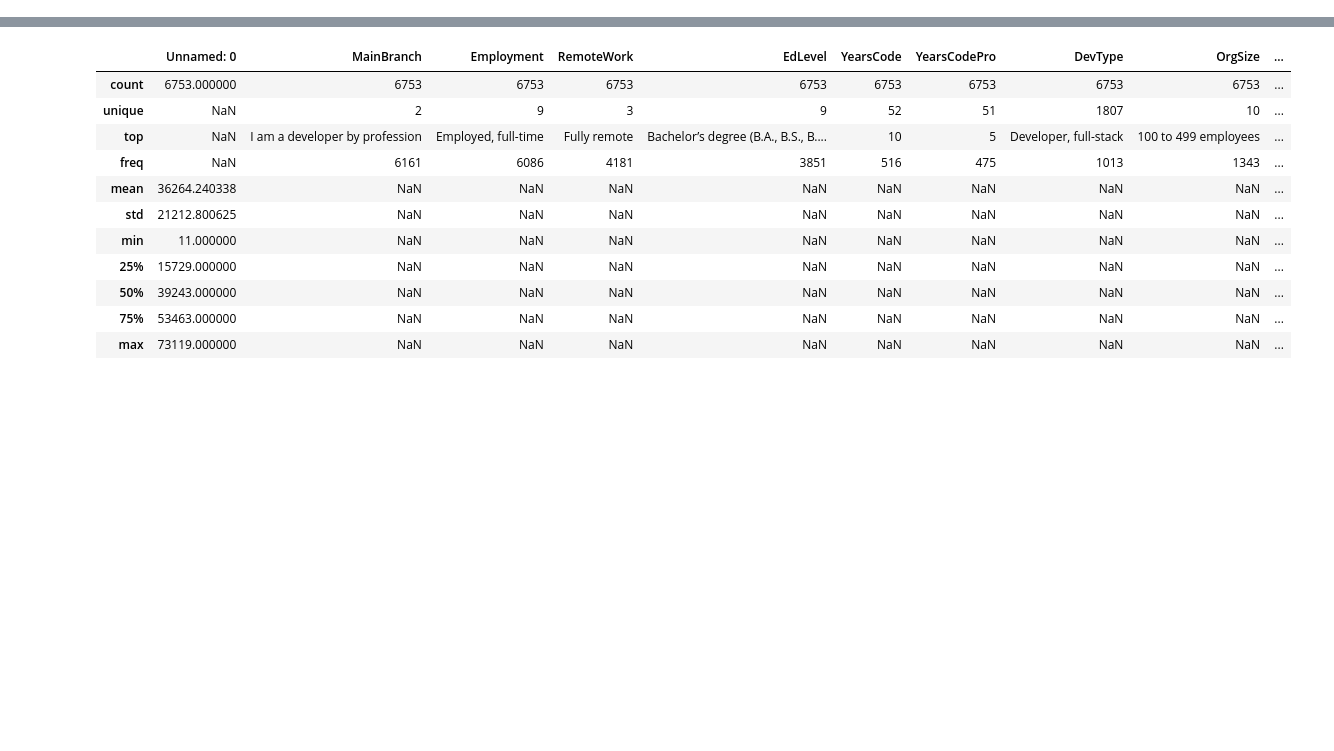
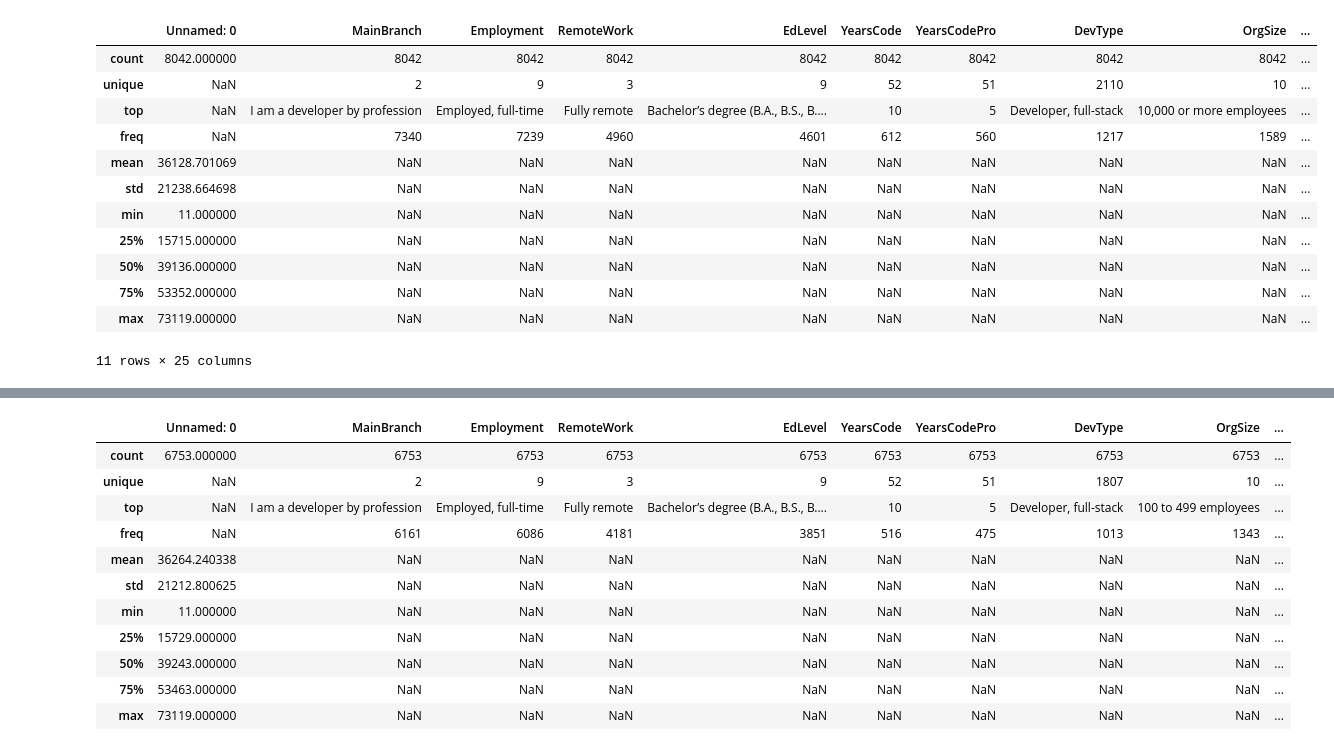
Before and after one commit to UBC-MDS/DSCI522-Group16-2022, a Jupyter notebook: preliminary_preprocessing.ipynb, the cells around one changed output, grey strips where cells are left out. Cells and saved outputs as stored; diff of their text form; code cells hidden in the pictures; blank space fills up the shorter version.

```diff
--- a/preliminary_preprocessing.ipynb
+++ b/preliminary_preprocessing.ipynb
@@ -9,5 +9,21 @@ from sklearn.model_selection import train_test_split
 # %%
 # uses the file tanmay made for now, need to upadte to use script to generate filtered dataset
 df_filtered = pd.read_csv('data/processed/filtered_data.csv')
+# %%
+df_filtered.describe(include='all')
+# %% [output]
+|  | Unnamed: 0 | MainBranch | Employment | RemoteWork | EdLevel | YearsCode | YearsCodePro | DevType | OrgSize | ... |
+| count | 8042.000000 | 8042 | 8042 | 8042 | 8042 | 8042 | 8042 | 8042 | 8042 | ... |
+| unique | NaN | 2 | 9 | 3 | 9 | 52 | 51 | 2110 | 10 | ... |
+| top | NaN | I am a developer by profession | Employed, full-time | Fully remote | Bachelor’s degree (B.A., B.S., B.... | 10 | 5 | Developer, full-stack | 10,000 or more employees | ... |
+| freq | NaN | 7340 | 7239 | 4960 | 4601 | 612 | 560 | 1217 | 1589 | ... |
+| mean | 36128.701069 | NaN | NaN | NaN | NaN | NaN | NaN | NaN | NaN | ... |
+| std | 21238.664698 | NaN | NaN | NaN | NaN | NaN | NaN | NaN | NaN | ... |
+| min | 11.000000 | NaN | NaN | NaN | NaN | NaN | NaN | NaN | NaN | ... |
+| 25% | 15715.000000 | NaN | NaN | NaN | NaN | NaN | NaN | NaN | NaN | ... |
+| 50% | 39136.000000 | NaN | NaN | NaN | NaN | NaN | NaN | NaN | NaN | ... |
+| 75% | 53352.000000 | NaN | NaN | NaN | NaN | NaN | NaN | NaN | NaN | ... |
+| max | 73119.000000 | NaN | NaN | NaN | NaN | NaN | NaN | NaN | NaN | ... |
+11 rows × 25 columns
 # %%
 df_filtered = df_filtered.query('ConvertedCompYearly < 500000')
```
Also changed, not shown: parts of 1 cell of this notebook, 6 other files.
